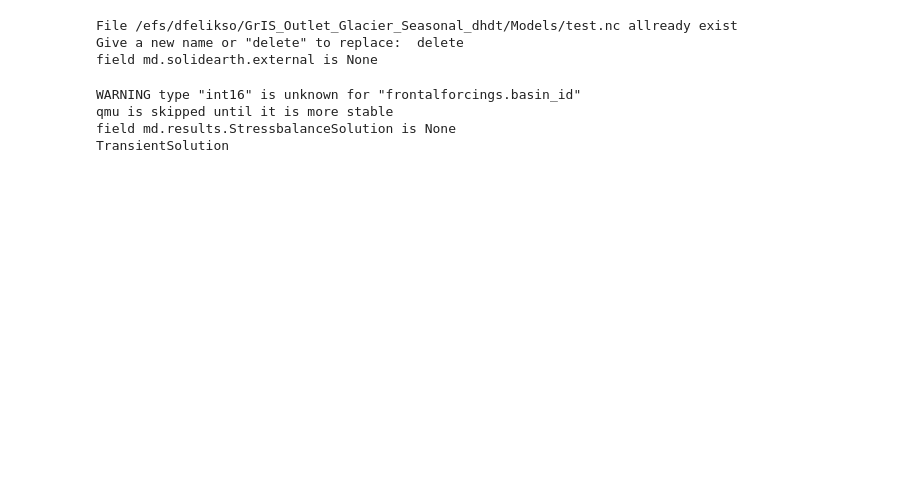
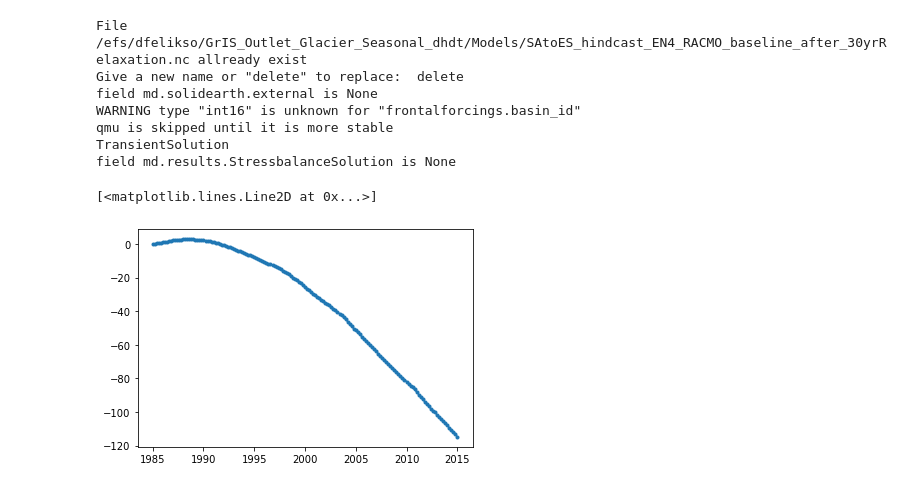
Before and after one commit to dfelikson/GrIS_Outlet_Glacier_Seasonal_dhdt, a Jupyter notebook: hindcast_EN4_RACMO_baseline.ipynb, the cells around one changed output. Saved outputs shown, nothing was run; the diff lists cells and outputs as text; code cells hidden in the pictures; blank space fills up the shorter version.

```diff
--- a/hindcast_EN4_RACMO_baseline.ipynb
+++ b/hindcast_EN4_RACMO_baseline.ipynb
@@ -250,15 +291,28 @@ md.inversion.cost_functions = md.inversion.cost_functions.astype(np.float64)
 for i in range(len(md.results.TransientSolution)):
     md.results.TransientSolution[i].step = np.float64(md.results.TransientSolution[i].step)
 
-export_netCDF(md, '/efs/dfelikso/GrIS_Outlet_Glacier_Seasonal_dhdt/Models/test.nc')
+export_netCDF(md, '/efs/dfelikso/GrIS_Outlet_Glacier_Seasonal_dhdt/Models/SAtoES_hindcast_EN4_RACMO_baseline_after_30yrRelaxation.nc')
 # %% [output]
-File /efs/dfelikso/GrIS_Outlet_Glacier_Seasonal_dhdt/Models/test.nc allready exist
+File /efs/dfelikso/GrIS_Outlet_Glacier_Seasonal_dhdt/Models/SAtoES_hindcast_EN4_RACMO_baseline_after_30yrRelaxation.nc allready exist
 Give a new name or "delete" to replace:  delete
 field md.solidearth.external is None
+WARNING type "int16" is unknown for "frontalforcings.basin_id"
+qmu is skipped until it is more stable
+TransientSolution
+field md.results.StressbalanceSolution is None
-WARNING type "int16" is unknown for "frontalforcings.basin_id"
-qmu is skipped until it is more stable
-field md.results.StressbalanceSolution is None
-TransientSolution
+# %%
+t = list()
+v = list()
+for i in range(len(md.results.TransientSolution)):
+    t.append(md.results.TransientSolution[i].time)
+    v.append(md.results.TransientSolution[i].IceVolumeAboveFloatation[0])
+
+v = np.array(v)
+
+plt.plot(t, (v-v[0])/1e9, '.-')
+# %% [output]
+[<matplotlib.lines.Line2D at 0x...>]
+[figure, added]
 # %%
 # Plot change in ice thickness
 cmap = 'RdBu'
```
Also changed, not shown: parts of 12 cells of this notebook.
